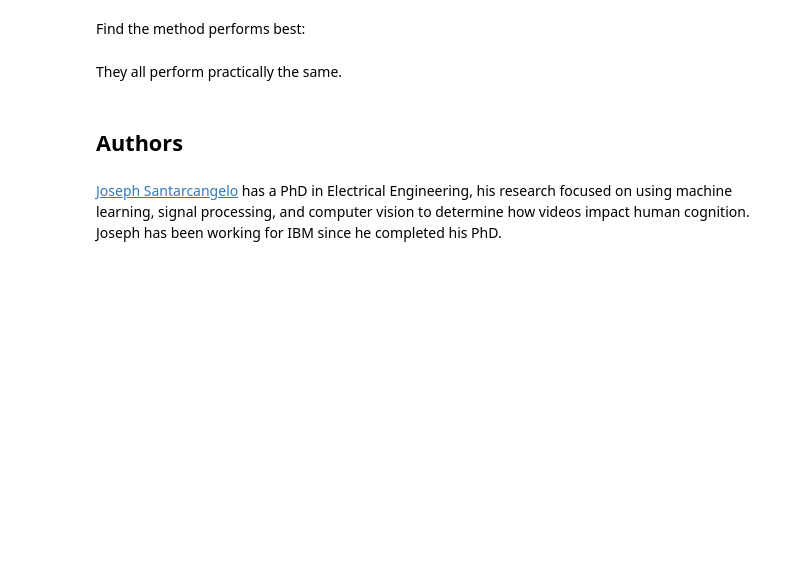
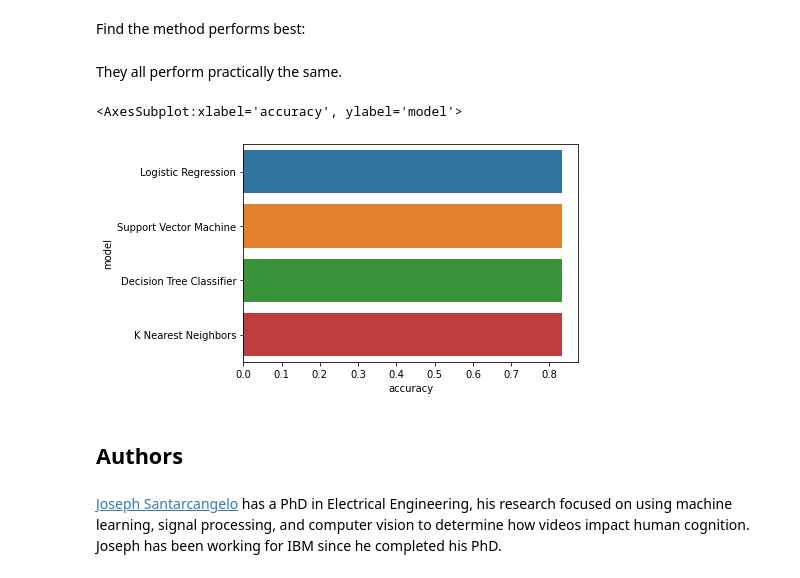
Before and after one commit to nicolatampellini/CapstoneIBM, a Jupyter notebook: SpaceX Machine Learning Prediction.ipynb, the cells around one changed output. Saved outputs shown, nothing was run; the diff lists cells and outputs as text; code cells hidden in the pictures; blank space fills up the shorter version.

```diff
--- a/SpaceX Machine Learning Prediction.ipynb
+++ b/SpaceX Machine Learning Prediction.ipynb
@@ -326,6 +326,12 @@ plot_confusion_matrix(Y_test,yhat)
 Find the method performs best:
 # %% [markdown]
 They all perform practically the same.
+# %%
+df_acc = pd.DataFrame({"model": ["Logistic Regression", "Support Vector Machine", "Decision Tree Classifier", "K Nearest Neighbors"],"accuracy": [0.8333333333333334, 0.8333333333333334, 0.8333333333333334, 0.8333333333333334]})
+sns.barplot(data=df_acc, y="model", x="accuracy", orient="h")
+# %% [output]
+<AxesSubplot:xlabel='accuracy', ylabel='model'>
+[figure, added]
 # %% [markdown]
 ## Authors
 # %% [markdown]
```
